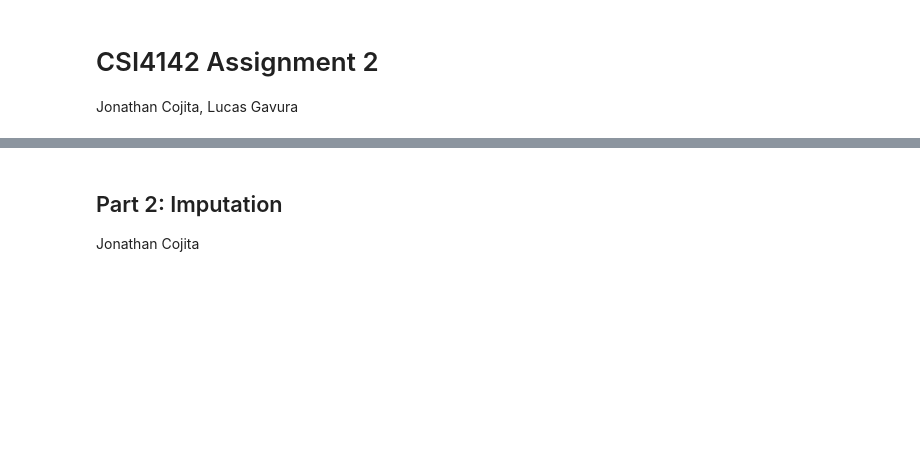
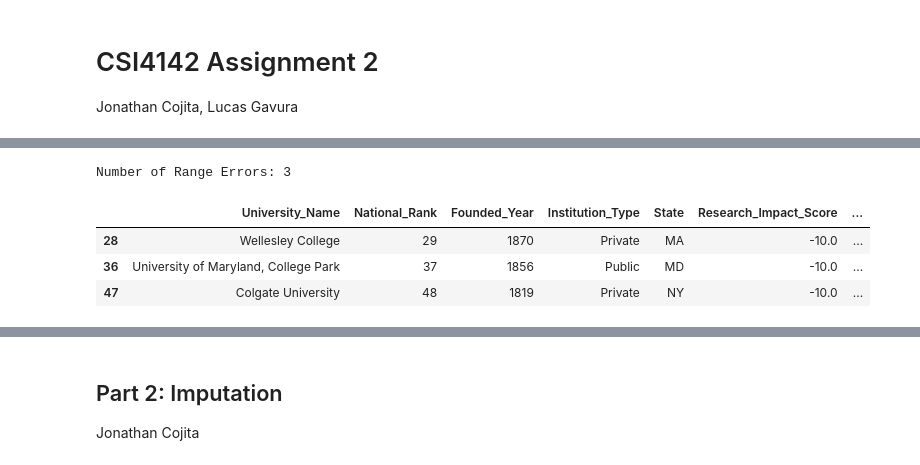
Before and after one commit to JCoji/DataScienceA2, a Jupyter notebook: A2.ipynb, the cells around one changed output, grey strips where cells are left out. Drawn from its saved outputs; the diff is of its cells as text; code cells hidden in the pictures; blank space fills up the shorter version.

```diff
--- a/A2.ipynb
+++ b/A2.ipynb
@@ -3,0 +89,13 @@ Jonathan Cojita, Lucas Gavura
+# %%
+rows = df.sample(frac=0.06, random_state=2).index
+df.loc[rows, 'Research_Impact_Score'] = -10
+# %%
+range_errors = df[(df['Research_Impact_Score'] < 0) | (df['Research_Impact_Score'] > 100)]
+print("Number of Range Errors:", len(range_errors))
+range_errors
+# %% [output]
+Number of Range Errors: 3
+|  | University_Name | National_Rank | Founded_Year | Institution_Type | State | Research_Impact_Score | ... |
+| 28 | Wellesley College | 29 | 1870 | Private | MA | -10.0 | ... |
+| 36 | University of Maryland, College Park | 37 | 1856 | Public | MD | -10.0 | ... |
+| 47 | Colgate University | 48 | 1819 | Private | NY | -10.0 | ... |
```
Also changed, not shown: parts of 38 cells of this notebook.
